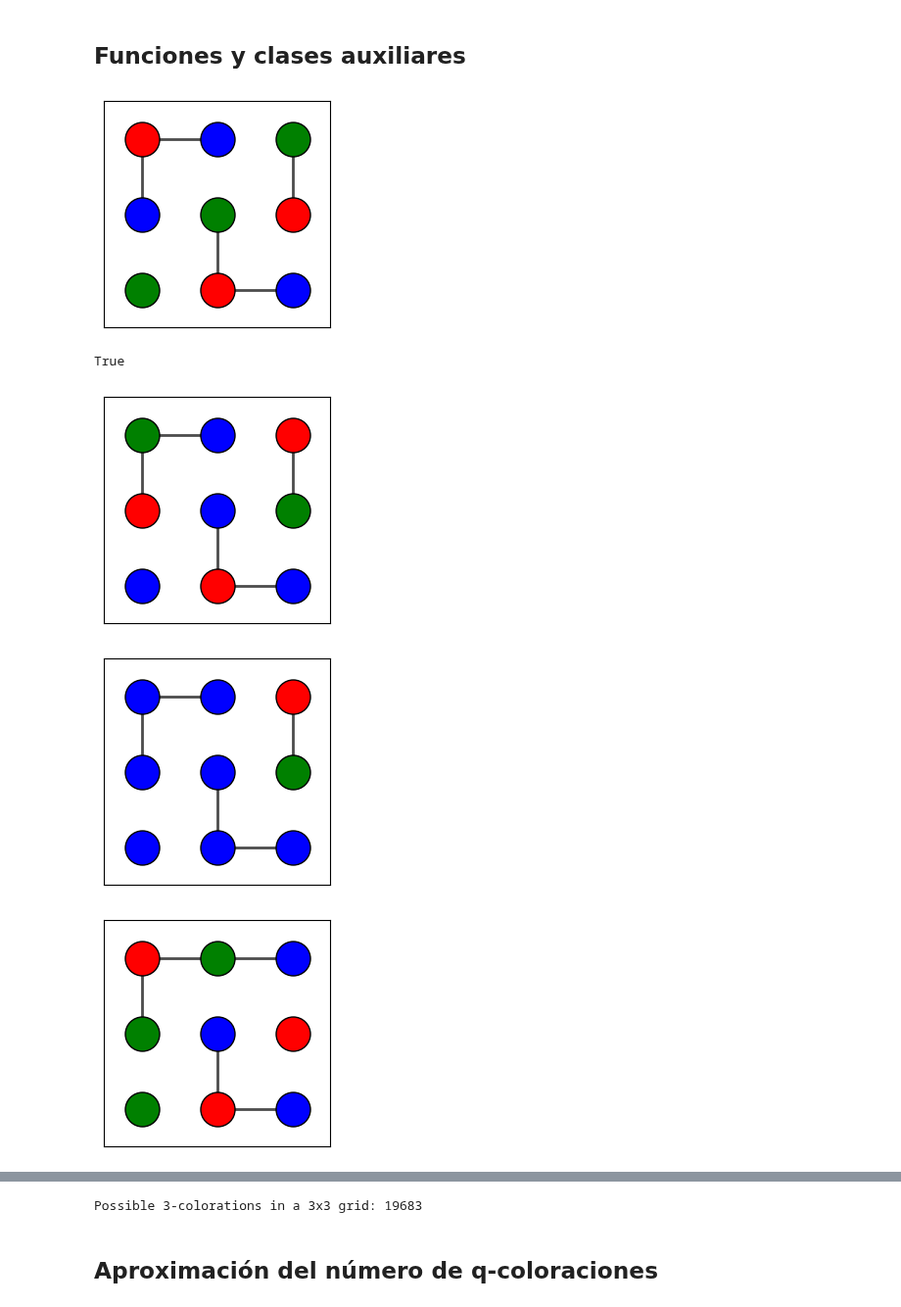
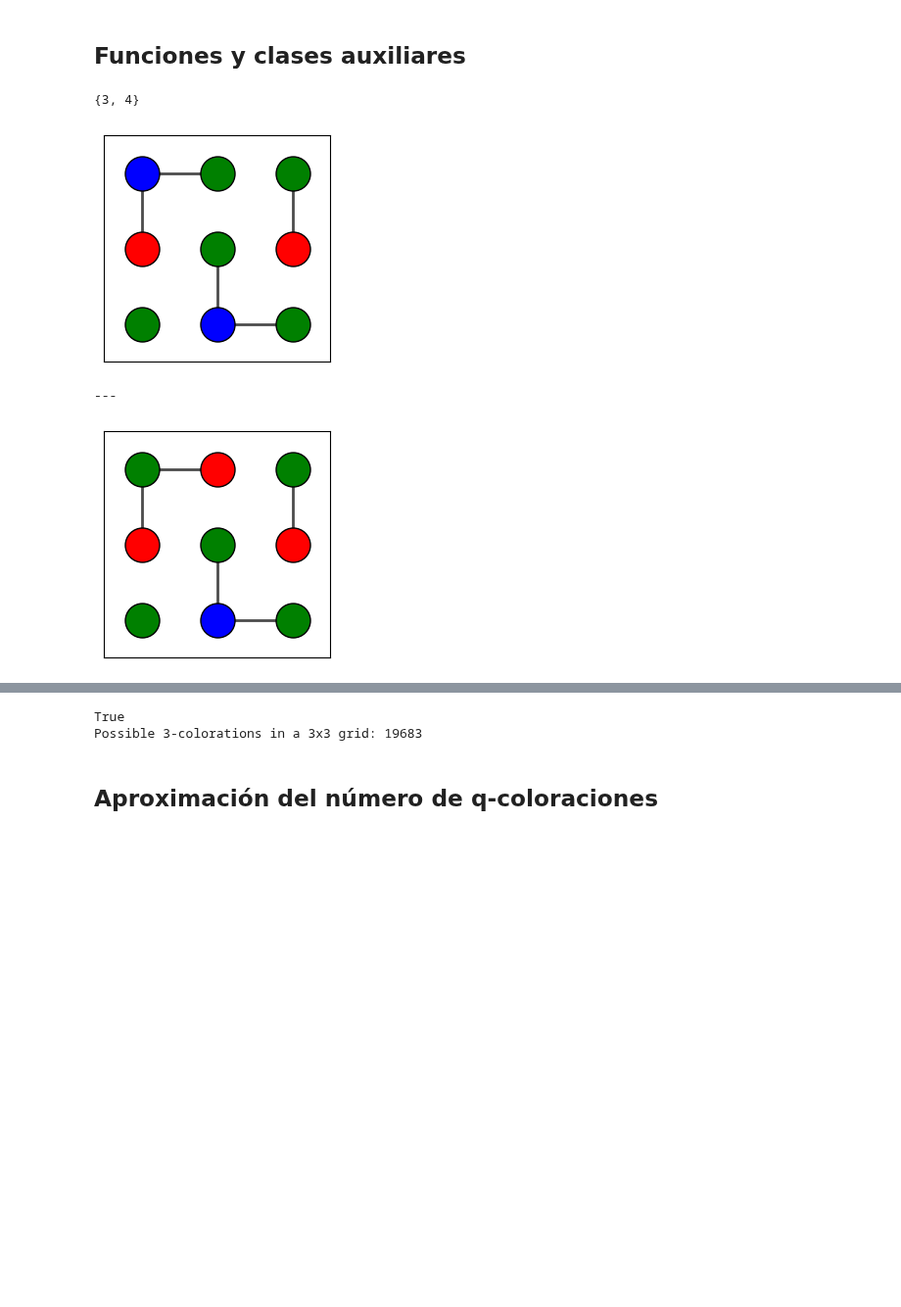
Before and after one commit to Unbo10/Markov, a Jupyter notebook: Homework_2.ipynb, the cells around one changed output, grey strips where cells are left out. Shown at 98% size. Drawn from its saved outputs; the diff is of its cells as text; code cells hidden in the pictures; blank space fills up the shorter version.

Commit message:
fix(H2): bug in Gibbs sampler
Previously, it review all the neighbors of a vertex, now, it only checks those that are connected with the vertex (using Config's E). Thanks to jsruedase for his help.

```diff
--- a/Homework_2.ipynb
+++ b/Homework_2.ipynb
@@ -272,29 +266,34 @@ class Config:
 
         return result
+# %%
+{1, 2, 3, 4} - {1, 2}
+# %% [output]
+{3, 4}
 # %%
 #*Example use of Config
 conf: Config = Config(V=['r', 'g', 'b', 'g', 'b', 'r', 'g', 'r', 'b'],
                       E={0: [1, 3], 2: [3], 7: [5, 8]},
                       color_dict={'r': 'red', 'b': 'blue', 'g': 'green'})
 conf2: Config = Config(V=['r', 'g', 'b', 'g', 'b', 'r', 'g', 'r', 'b'],
                       E={0: [1, 3], 2: [1], 7: [4, 8]},
                       color_dict={'r': 'red', 'b': 'blue', 'g': 'green'})
-conf3: Config = Config(V=[], E={0: [1, 3], 2: [5], 7: [4, 8]}, color_dict={'r': 'red', 'b': 'blue', 'g': 'green'})
+conf3: Config = Config(V=[], E={0: [1, 3], 1: [0], 2: [5], 3: [0], 4: [7], 5: [2] , 7: [4, 8], 8: [7]}, color_dict={'r': 'red', 'b': 'blue', 'g': 'green'})
 conf4 = conf3.random_init(V_size=9)
 conf5 = conf3.diagonal_init(V_size=9)
-conf6 = conf4.gibbs_sampler_q_coloration(100)
 
-conf5.graph()
-print(conf5.is_feasible())
+# conf5.graph()
+# print(conf5.is_feasible())
+conf4.graph()
+print("---")
+conf6 = conf4.gibbs_sampler_q_coloration(20)
 conf6.graph()
-conf4.graph()
-conf2.graph()
-conf.graph()
+print(conf6.is_feasible())
+# conf4.graph()
+# conf2.graph()
+# conf.graph()
 
 print("Possible 3-colorations in a 3x3 grid:", conf.n_possible_q_colorations())
 # %% [output]
-[figure, old version]
+[figure, new version]
-True
+---
-[figure, old version]
+[figure, new version]
-[figure, removed]
-[figure, removed]
@@ -302,3 +300,4 @@ True
+True
 Possible 3-colorations in a 3x3 grid: 19683
 # %% [markdown]
 ## Aproximación del número de q-coloraciones
```
Also changed, not shown: parts of 4 cells of this notebook.
